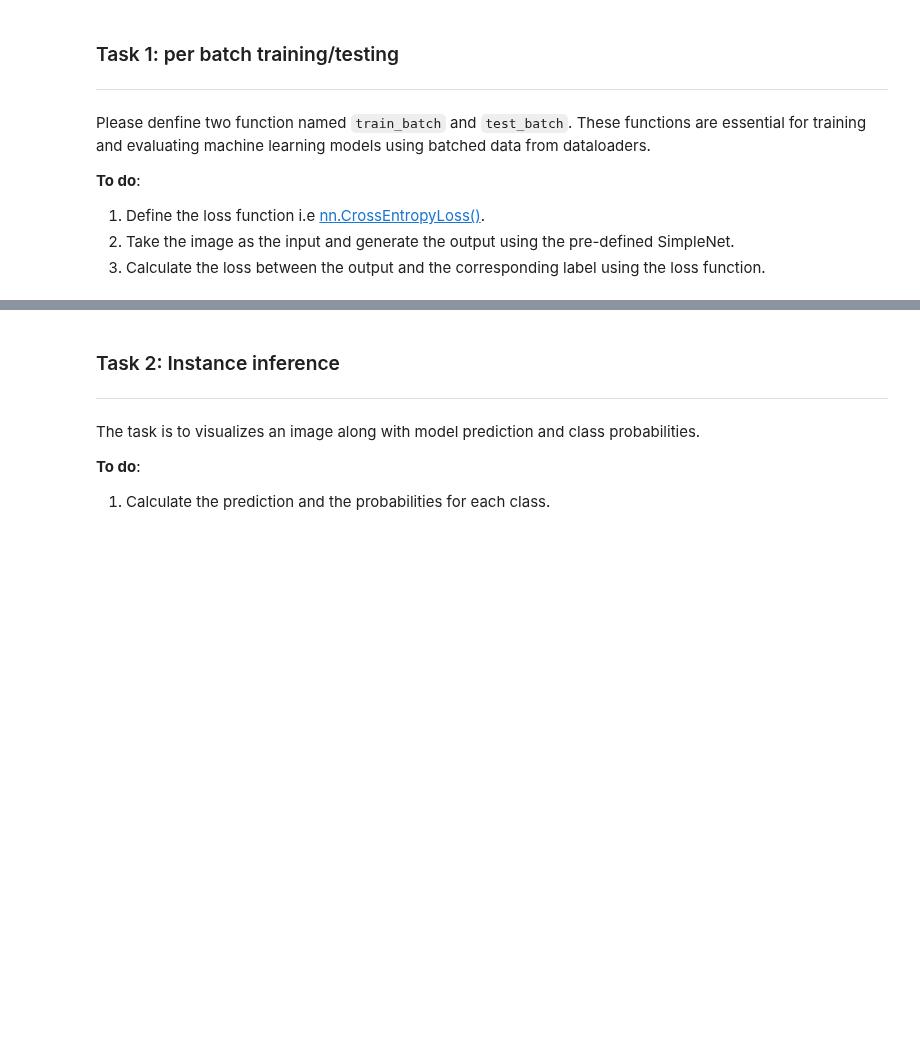
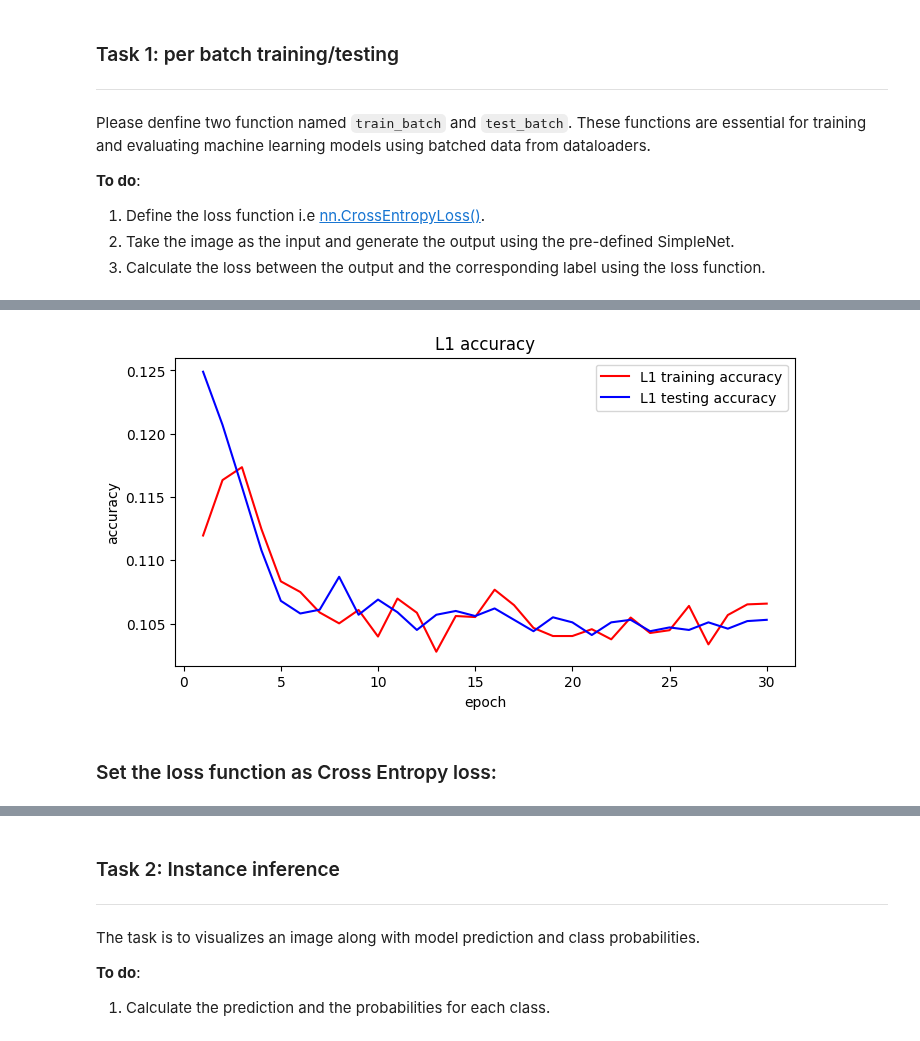
Before and after one commit to SustechSTA303/STA303-Assignment01, a Jupyter notebook: Assignment01.ipynb, the cells around one changed output, grey strips where cells are left out. Saved outputs shown, nothing was run; the diff lists cells and outputs as text; code cells hidden in the pictures; blank space fills up the shorter version.

```diff
--- a/Assignment01.ipynb
+++ b/Assignment01.ipynb
@@ -163,0 +342,17 @@ def test_batch(model, image, target):
+# %%
+plt.figure(figsize=(8, 4))
+plt.plot(numbers_range,  # 横坐标
+            training_acc_L1,  # 纵坐标
+            c='red', linestyle='-',# 点的颜色
+            label='L1 training accuracy')  # 标签 即为点代表的意思
+plt.plot(numbers_range,  # 横坐标
+            testing_acc_L1,  # 纵坐标
+            c='blue', linestyle='-', # 点的颜色
+            label='L1 testing accuracy')  # 标签 即为点代表的意思
+plt.title('L1 accuracy')
+plt.xlabel('epoch')
+plt.ylabel('accuracy')
+plt.legend()  # 显示图例
+plt.show()
+# %% [output]
+[figure, added]
@@ -163,0 +364,2 @@ def test_batch(model, image, target):
+# %% [markdown]
+### Set the loss function as Cross Entropy loss:
```
Also changed, not shown: parts of 41 cells of this notebook, 16 other files.
